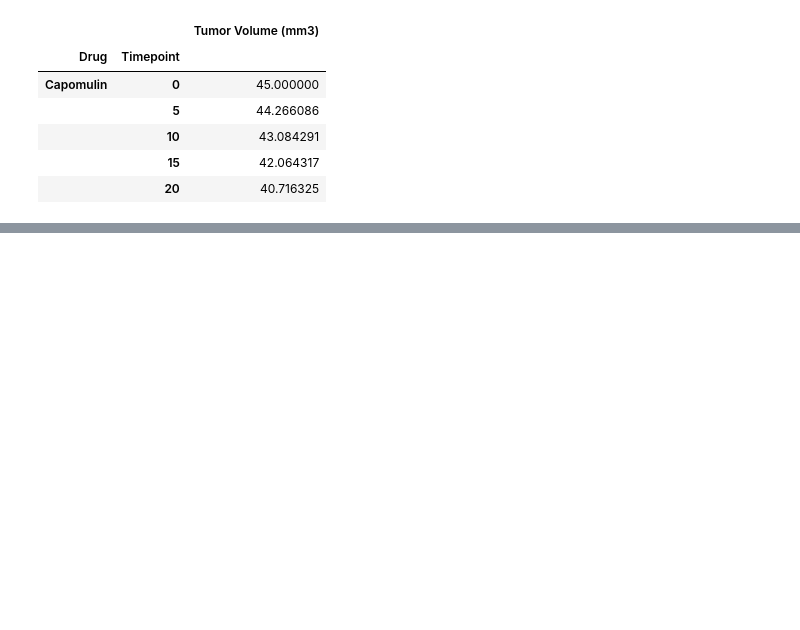
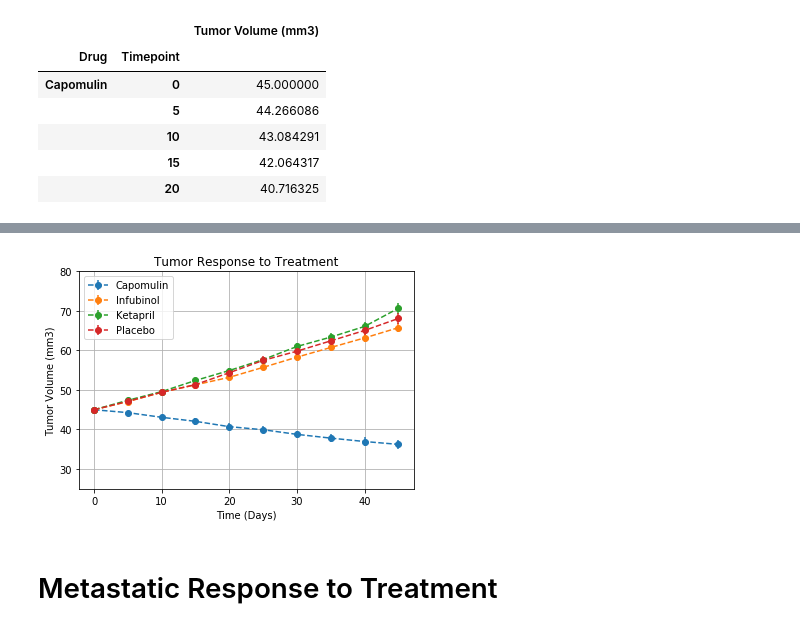
Before and after one commit to mldebaker/matplotlib-challenge, a Jupyter notebook: PYmaceuticals.ipynb, the cells around one changed output, grey strips where cells are left out. Saved outputs shown, nothing was run; the diff lists cells and outputs as text; code cells hidden in the pictures; blank space fills up the shorter version.

```diff
--- a/PYmaceuticals.ipynb
+++ b/PYmaceuticals.ipynb
@@ -46,3 +48,11 @@ df3.head()
 |  | 10 | 43.084291 |
 |  | 15 | 42.064317 |
 |  | 20 | 40.716325 |
+# %%
+# Standard Error of Tumor Volumes Grouped by Drug and Timepoint
+standard = df2.groupby(['Drug', 'Timepoint']).sem()
+
+# Preview DataFrame
+standard2 = standard.reset_index()
+standard3 = standard2.pivot(index='Timepoint',columns='Drug',values='Tumor Volume (mm3)')
+standard3
@@ -48,0 +72,6 @@ df3.head()
+# %%
+# Data Munging to Re-Format the Data Frames
+avgTumor = df3.reset_index()
+avgTumor1 = avgTumor.pivot(index='Timepoint',columns='Drug',values='Tumor Volume (mm3)')
+
+# Preview that Reformatting worked
@@ -48,0 +91,21 @@ df3.head()
+# %%
+# Generate the Plot (with Error Bars)
+drugs = [('Capomulin','o','red'),('Infubinol','^','blue'),('Ketapril','s','green'),('Placebo','d','black')]
+for Drug,marker,colors in drugs:
+    plt.errorbar(avgTumor1.index,avgTumor1[Drug],yerr = standard3[Drug],fmt = '--', marker = 'o')
+plt.ylim(25, 80)
+plt.legend(loc='best')
+plt.title('Tumor Response to Treatment')
+plt.xlabel('Time (Days)')
+plt.ylabel('Tumor Volume (mm3)')
+plt.grid()
+
+# Save the Figure
+plt.savefig('Tumor_Response_to_Treatment.png')
+
+# Display Figure
+plt.show()
+# %% [output]
+[figure, added]
+# %% [markdown]
+# Metastatic Response to Treatment
```
Also changed, not shown: parts of 24 cells of this notebook, 3 other files.
